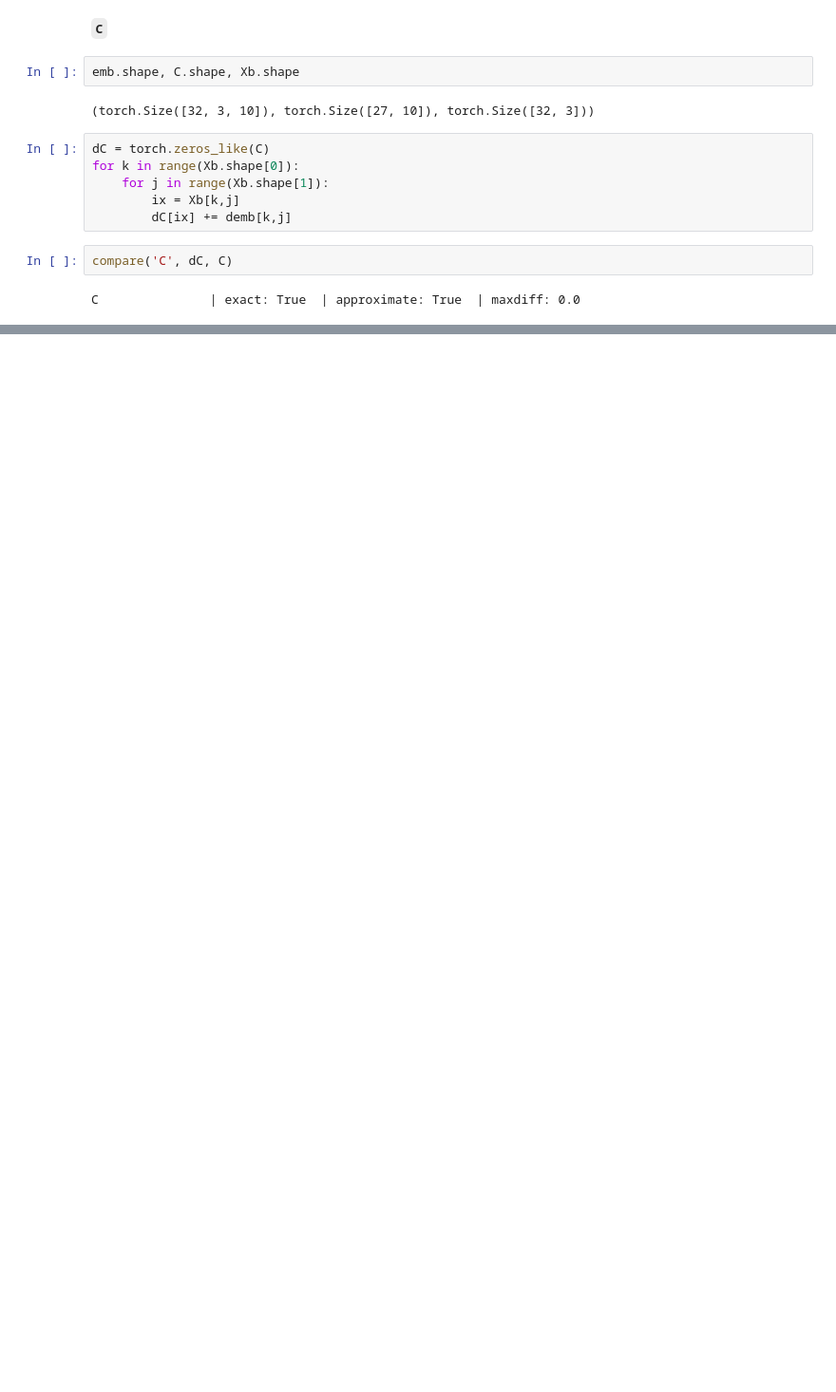
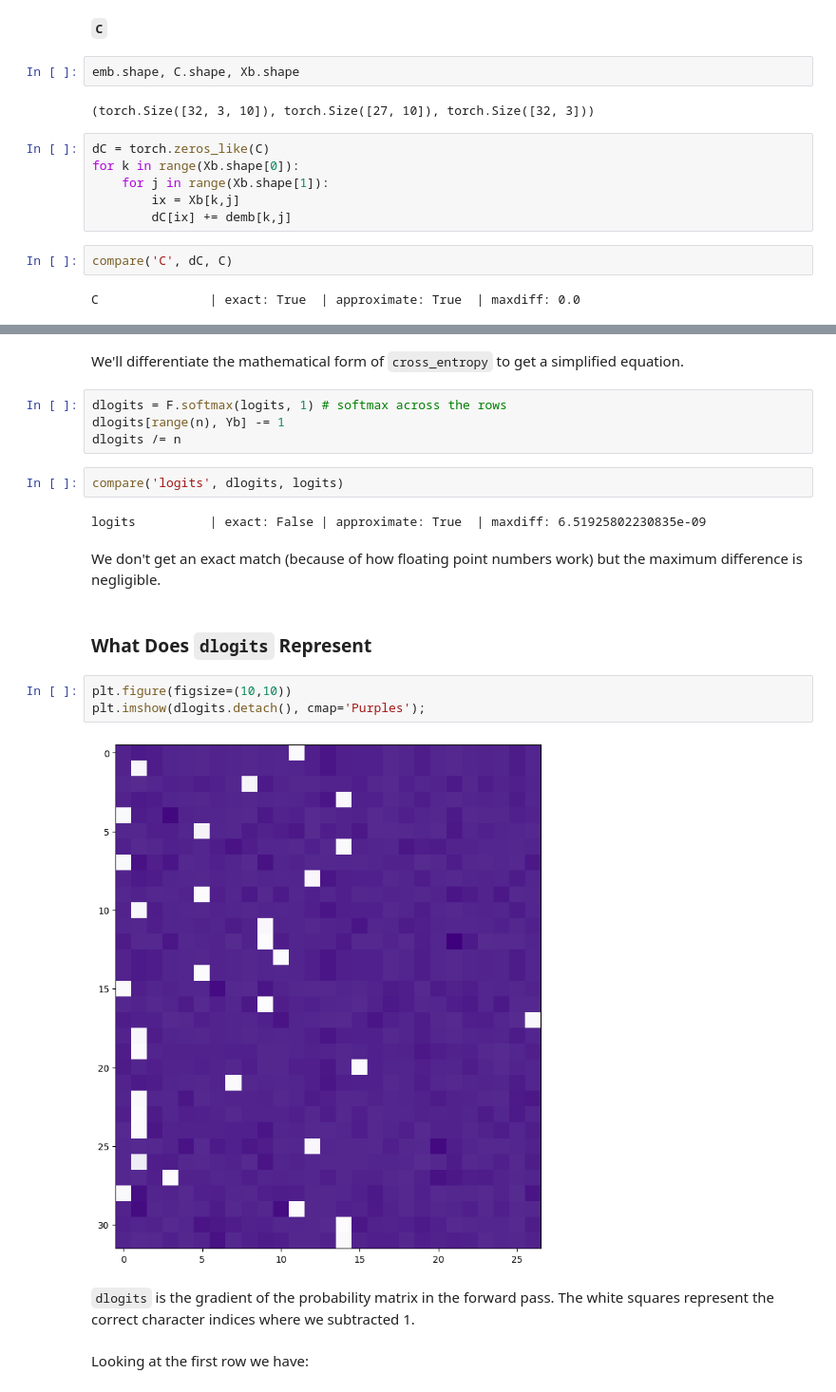
Before and after one commit to startswithzed/neural-nets-playground, a Jupyter notebook: makemore/mlp_backprop.ipynb, the cells around one changed output, grey strips where cells are left out. Shown at 95% size. Saved outputs shown, nothing was run; the diff lists cells and outputs as text; blank space fills up the shorter version.

Commit message:
feat(backprop): bp through simplified loss fn

```diff
--- a/makemore/mlp_backprop.ipynb
+++ b/makemore/mlp_backprop.ipynb
@@ -481,0 +492,23 @@ C               | exact: True  | approximate: True  | maxdiff: 0.0
+# %% [markdown]
+We'll differentiate the mathematical form of `cross_entropy` to get a simplified equation.
+# %%
+dlogits = F.softmax(logits, 1) # softmax across the rows
+dlogits[range(n), Yb] -= 1
+dlogits /= n
+# %%
+compare('logits', dlogits, logits)
+# %% [output]
+logits          | exact: False | approximate: True  | maxdiff: 6.51925802230835e-09
+# %% [markdown]
+We don't get an exact match (because of how floating point numbers work) but the maximum difference is negligible.
+# %% [markdown]
+### What Does `dlogits` Represent
+# %%
+plt.figure(figsize=(10,10))
+plt.imshow(dlogits.detach(), cmap='Purples');
+# %% [output]
+[figure, added]
+# %% [markdown]
+`dlogits` is the gradient of the probability matrix in the forward pass. The white squares represent the correct character indices where we subtracted 1.
+# %% [markdown]
+Looking at the first row we have:
```
Also changed, not shown: parts of 8 cells of this notebook.
